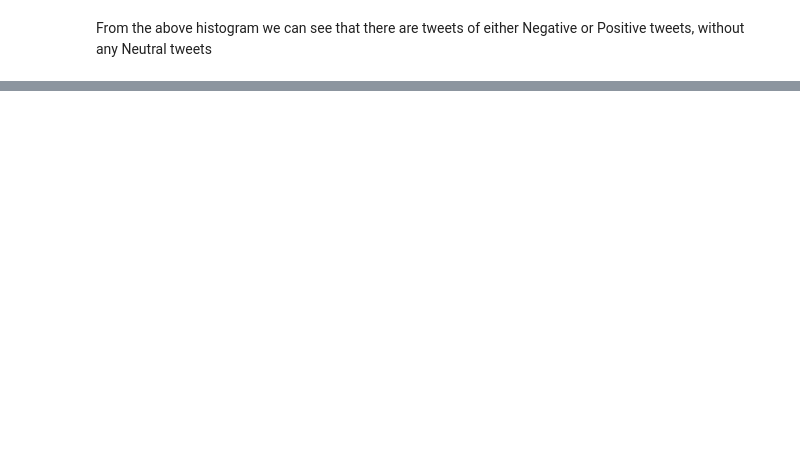
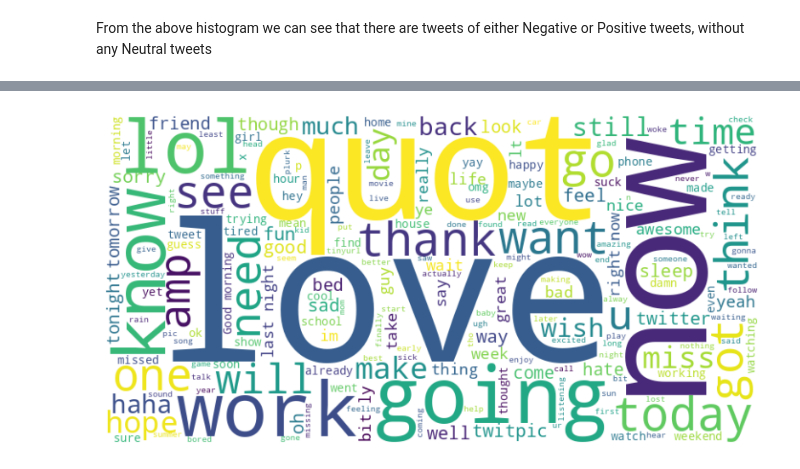
Before and after one commit to AshutoshDhungana/hate_speech_NLP, a Jupyter notebook: Sentiment_Analysis.ipynb, the cells around one changed output, grey strips where cells are left out. Cells and saved outputs as stored; diff of their text form; code cells hidden in the pictures; blank space fills up the shorter version.

```diff
--- a/Sentiment_Analysis.ipynb
+++ b/Sentiment_Analysis.ipynb
@@ -99,0 +116,21 @@ From the above histogram we can see that there are tweets of either Negative or
+# %%
+# prompt: check for the most commonly used words in the  "text_of_tweet", using the nltk library as a word cloud image, without eliminating the stop words or punctuations
+
+from wordcloud import WordCloud
+import nltk
+nltk.download('punkt')
+from nltk.tokenize import word_tokenize
+
+
+# Combine all tweets into a single string
+text = " ".join(df[' "text_of_tweet"'].astype(str))
+
+# Generate the word cloud
+wordcloud = WordCloud(width=800, height=400, background_color='white').generate(text)
+
+# Display the word cloud
+plt.figure(figsize=(10, 5))
+plt.imshow(wordcloud, interpolation='bilinear')
+plt.axis('off')
+plt.show()
+# %% [output]
@@ -99,0 +139 @@ From the above histogram we can see that there are tweets of either Negative or
+[figure, added]
```
Also changed, not shown: parts of 14 cells of this notebook.
